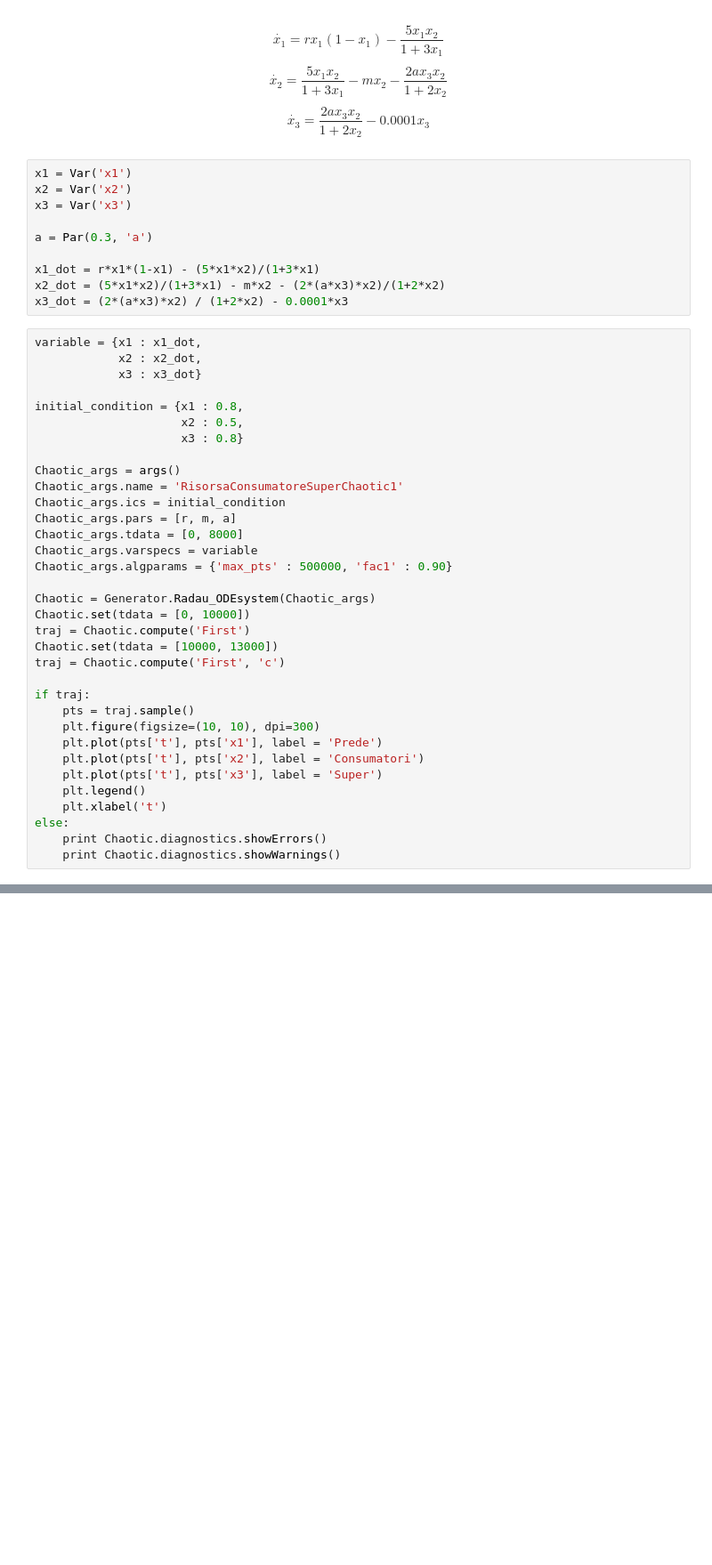
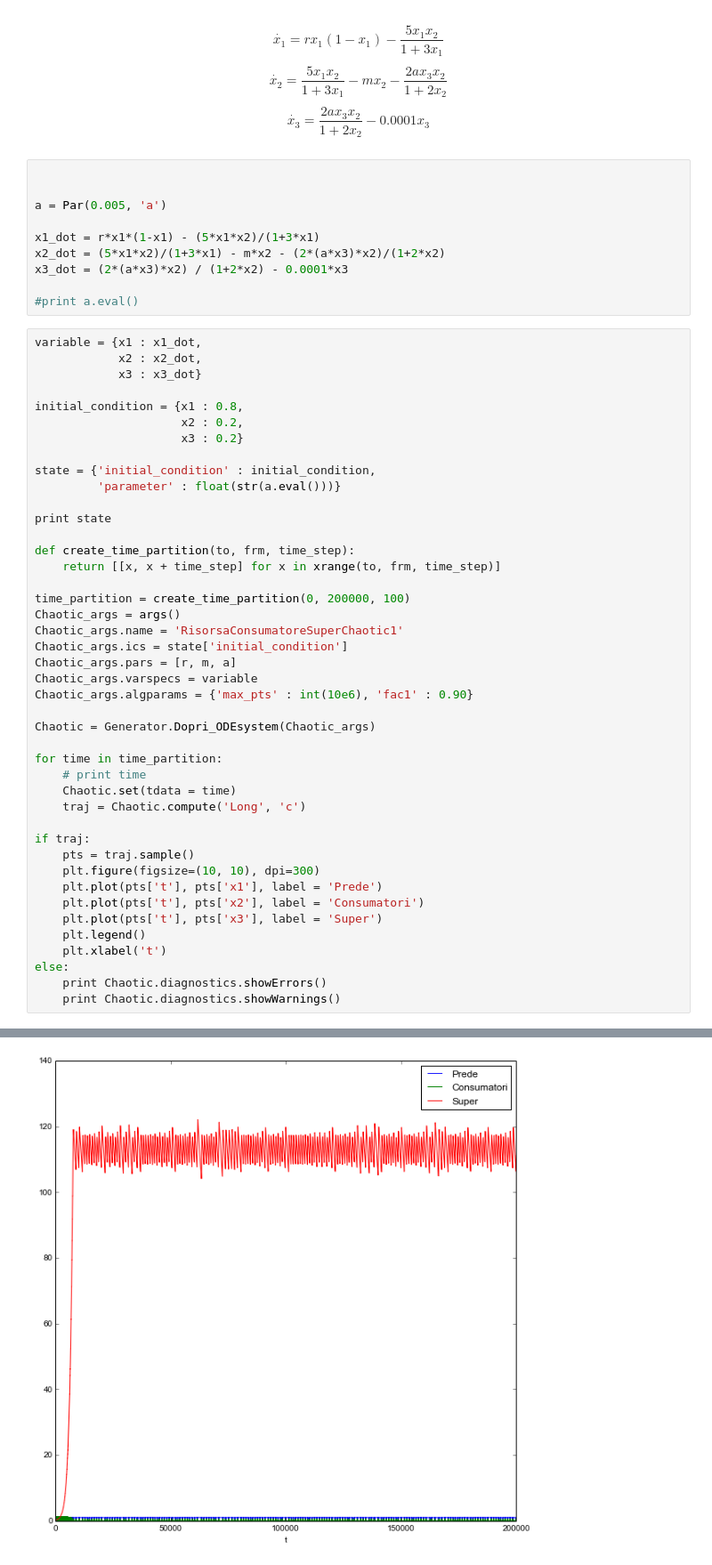
Before and after one commit to siscia/sistemi_dinamici, a Jupyter notebook: RobertExample.ipynb, the cells around one changed output, grey strips where cells are left out. Shown: that part at 89% size. Drawn from its saved outputs; the diff is of its cells as text; blank space fills up the shorter version.

Commit message:
add graph + poincarre

```diff
--- a/RobertExample.ipynb
+++ b/RobertExample.ipynb
@@ -10,37 +16,46 @@ $$ \dot{x_1} = rx_1(1-x_1)-\frac{5x_1x_2}{1+3x_1}$$
 $$ \dot{x_2} = \frac{5x_1x_2}{1+3x_1} - mx_2 - \frac{2ax_3x_2}{1+2x_2}$$
 $$ \dot{x_3} = \frac{2ax_3x_2}{1+2x_2} - 0.0001x_3$$
 # %%
-x1 = Var('x1')
-x2 = Var('x2')
-x3 = Var('x3')
 
-a = Par(0.3, 'a')
+
+a = Par(0.005, 'a')
 
 x1_dot = r*x1*(1-x1) - (5*x1*x2)/(1+3*x1)
 x2_dot = (5*x1*x2)/(1+3*x1) - m*x2 - (2*(a*x3)*x2)/(1+2*x2)
 x3_dot = (2*(a*x3)*x2) / (1+2*x2) - 0.0001*x3
+
+#print a.eval()
 # %%
 variable = {x1 : x1_dot,
             x2 : x2_dot,
             x3 : x3_dot}
 
 initial_condition = {x1 : 0.8,
-                     x2 : 0.5,
-                     x3 : 0.8}
+                     x2 : 0.2,
+                     x3 : 0.2}
 
+state = {'initial_condition' : initial_condition,
+         'parameter' : float(str(a.eval()))}
+
+print state
+
+def create_time_partition(to, frm, time_step):
+    return [[x, x + time_step] for x in xrange(to, frm, time_step)]
+
+time_partition = create_time_partition(0, 200000, 100)
 Chaotic_args = args()
 Chaotic_args.name = 'RisorsaConsumatoreSuperChaotic1'
-Chaotic_args.ics = initial_condition
+Chaotic_args.ics = state['initial_condition']
 Chaotic_args.pars = [r, m, a]
-Chaotic_args.tdata = [0, 8000]
 Chaotic_args.varspecs = variable
-Chaotic_args.algparams = {'max_pts' : 500000, 'fac1' : 0.90}
+Chaotic_args.algparams = {'max_pts' : int(10e6), 'fac1' : 0.90}
 
-Chaotic = Generator.Radau_ODEsystem(Chaotic_args)
-Chaotic.set(tdata = [0, 10000])
-traj = Chaotic.compute('First')
-Chaotic.set(tdata = [10000, 13000])
-traj = Chaotic.compute('First', 'c')
+Chaotic = Generator.Dopri_ODEsystem(Chaotic_args)
+
+for time in time_partition:
+    # print time
+    Chaotic.set(tdata = time)
+    traj = Chaotic.compute('Long', 'c')
 
 if traj:
     pts = traj.sample()
@@ -68,0 +86 @@ PyDSTool_ExistError: 'No trajectory created'
+[figure, added]
```
Also changed, not shown: parts of 15 cells of this notebook.
